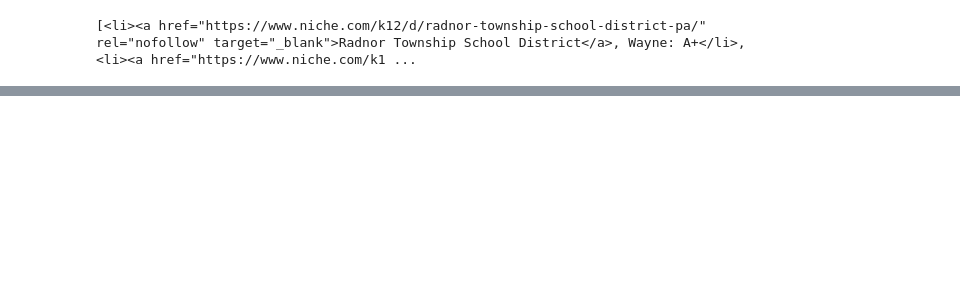
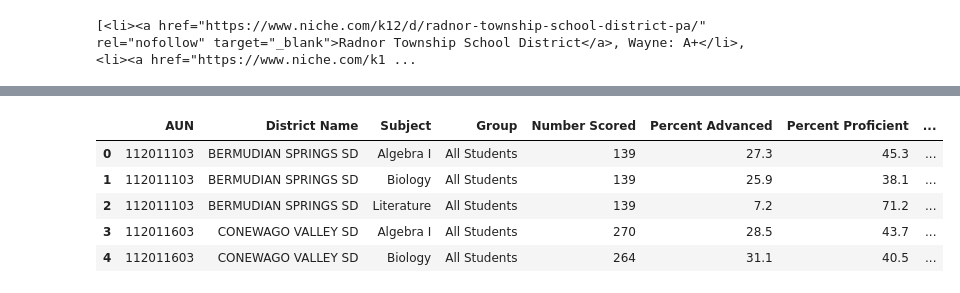
Before and after one commit to 4a6166/UPenn-Data---Project-3, a Jupyter notebook: katy.ipynb, the cells around one changed output, grey strips where cells are left out. Drawn from its saved outputs; the diff is of its cells as text; code cells hidden in the pictures; blank space fills up the shorter version.

```diff
--- a/katy.ipynb
+++ b/katy.ipynb
@@ -94,0 +108,16 @@ scores_df
+# %%
+# Remove rows for historically underperforming students
+all_students_scores_df=scores_df.loc[scores_df["Group"]=="All Students"].reset_index()
+
+# Remove unnecessary columns
+all_students_scores_clean_df=all_students_scores_df[["AUN","District Name","Subject","Group","Number Scored", \
+                                                    "Percent Advanced","Percent Proficient", \
+                                                    "Percent Basic", "Percent Below Basic"]]
+all_students_scores_clean_df.head()
+# %% [output]
+|  | AUN | District Name | Subject | Group | Number Scored | Percent Advanced | Percent Proficient | ... |
+| 0 | 112011103 | BERMUDIAN SPRINGS SD | Algebra I | All Students | 139 | 27.3 | 45.3 | ... |
+| 1 | 112011103 | BERMUDIAN SPRINGS SD | Biology | All Students | 139 | 25.9 | 38.1 | ... |
+| 2 | 112011103 | BERMUDIAN SPRINGS SD | Literature | All Students | 139 | 7.2 | 71.2 | ... |
+| 3 | 112011603 | CONEWAGO VALLEY SD | Algebra I | All Students | 270 | 28.5 | 43.7 | ... |
+| 4 | 112011603 | CONEWAGO VALLEY SD | Biology | All Students | 264 | 31.1 | 40.5 | ... |
```
Also changed, not shown: parts of 10 cells of this notebook, 1 other file.
